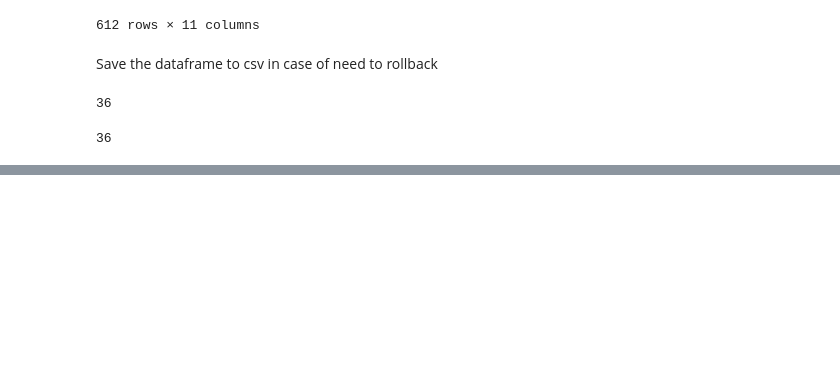
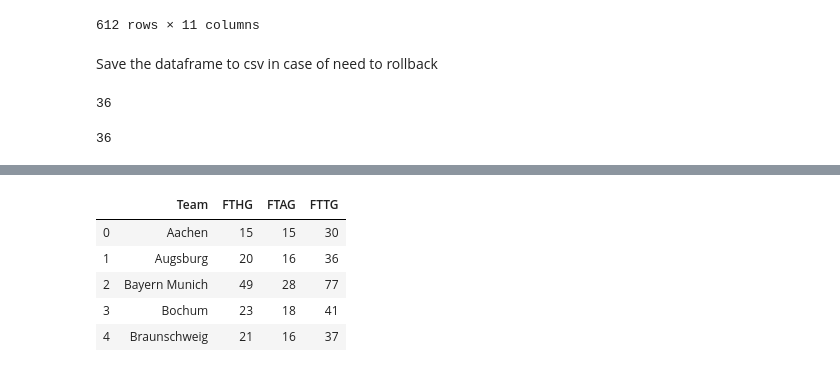
Before and after one commit to petehumphries/Flatiron_School-Module_2_Proj, a Jupyter notebook: module_2_project.ipynb, the cells around one changed output, grey strips where cells are left out. Saved outputs shown, nothing was run; the diff lists cells and outputs as text; code cells hidden in the pictures; blank space fills up the shorter version.

Commit message:
summary stats updated to inc total goals

```diff
--- a/module_2_project.ipynb
+++ b/module_2_project.ipynb
@@ -390,0 +412,10 @@ len(away)
+# %%
+home_goals = df.groupby(['HomeTeam'])['FTHG'].sum()
+home_goals=pd.DataFrame(home_goals)
+home_goals = home_goals.reset_index()
+home_goals.columns = ['Team', 'FTHG']
+
+away_goals = df.groupby(['AwayTeam'])['FTAG'].sum()
+away_goals=pd.DataFrame(away_goals)
+away_goals = away_goals.reset_index()
+away_goals.columns = ['Team', 'FTAG']
@@ -390,0 +434,2 @@ len(away)
+# %%
+total_goals = pd.merge(home_goals, away_goals)
@@ -391,3 +445,13 @@ len(away)
+# %%
+total_goals['FTTG'] = total_goals['FTHG'] + total_goals['FTAG']
+total_goals.head()
+# %% [output]
+|  | Team | FTHG | FTAG | FTTG |
+| 0 | Aachen | 15 | 15 | 30 |
+| 1 | Augsburg | 20 | 16 | 36 |
+| 2 | Bayern Munich | 49 | 28 | 77 |
+| 3 | Bochum | 23 | 18 | 41 |
+| 4 | Braunschweig | 21 | 16 | 37 |
 # %%
 class win_lose_draw_stats():
 
```
Also changed, not shown: parts of 8 cells of this notebook.
